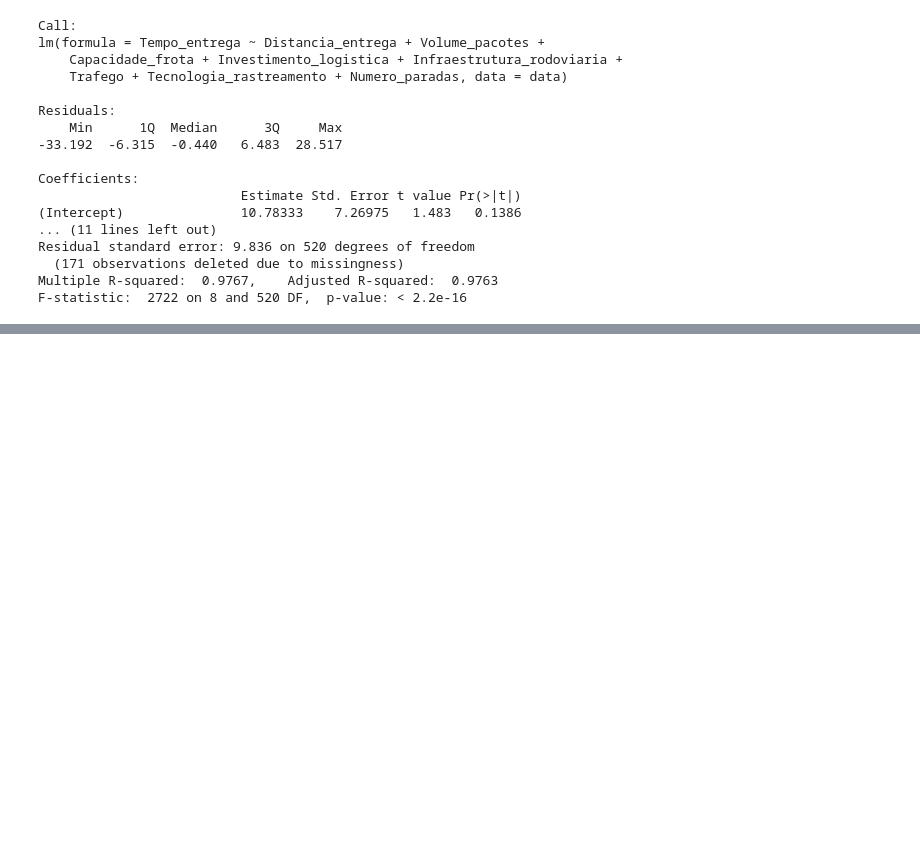
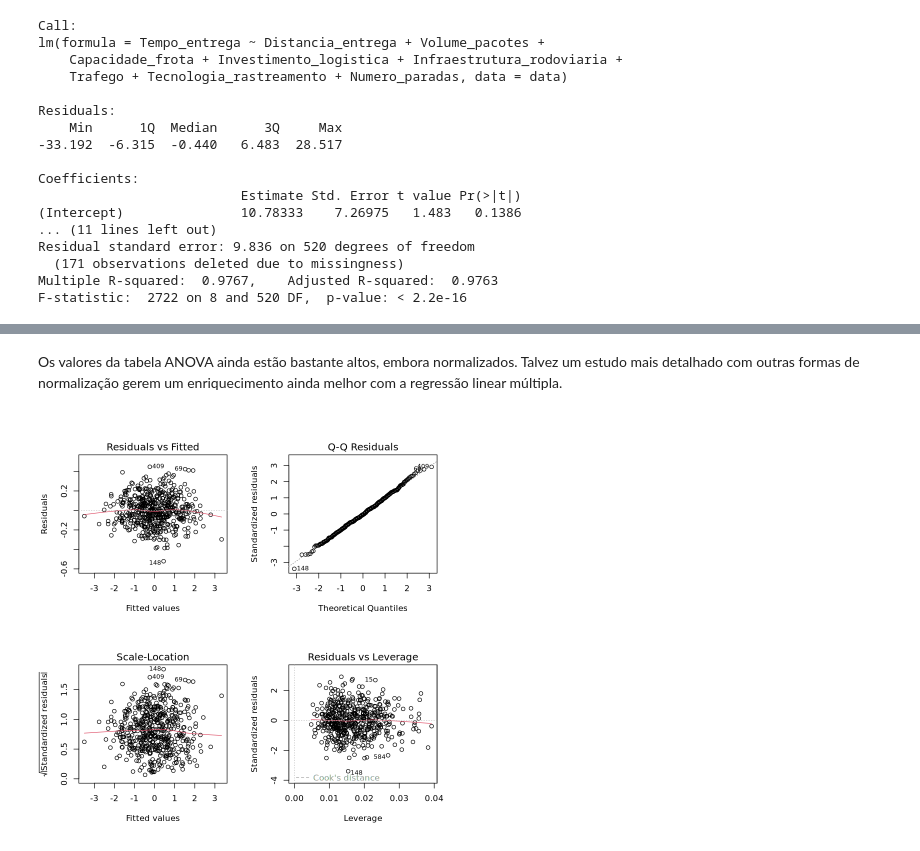
Before and after one commit to daviidjoshua/roteiro-estatistica-aplicada, a Jupyter notebook: main.ipynb, the cells around one changed output, grey strips where cells are left out. Drawn from its saved outputs; the diff is of its cells as text; code cells hidden in the pictures; blank space fills up the shorter version.

```diff
--- a/main.ipynb
+++ b/main.ipynb
@@ -597,0 +646,10 @@ F-statistic:  2722 on 8 and 520 DF,  p-value: < 2.2e-16
+# %%
+data$Tempo_entrega_z <- scale(data$Tempo_entrega)
+data$Trafego_z <- scale(data$Trafego)
+data$Distancia_entrega_z <- scale(data$Distancia_entrega)
+data$Capacidade_frota_z <- scale(data$Capacidade_frota)
+data$Volume_pacotes_z <- scale(data$Volume_pacotes)
+data$Investimento_logistica_z <- scale(data$Investimento_logistica)
+data$Infraestrutura_rodoviaria_z <- scale(data$Infraestrutura_rodoviaria)
+data$Numero_paradas_z <- scale(data$Numero_paradas)
+data$Tecnologia_rastreamento_z <- scale(data$Tecnologia_rastreamento)
@@ -597,0 +660,9 @@ F-statistic:  2722 on 8 and 520 DF,  p-value: < 2.2e-16
+# %%
+regressa_linear_multipla_normalizada = lm(Tempo_entrega_z ~ Distancia_entrega_z + Volume_pacotes_z +
+                            Capacidade_frota_z + Investimento_logistica_z + Infraestrutura_rodoviaria_z +
+                            Trafego_z + Tecnologia_rastreamento_z + Numero_paradas_z,
+                            data=data)
+
+regressa_linear_multipla_normalizada
+
+summary(regressa_linear_multipla_normalizada)
@@ -597,0 +721,8 @@ F-statistic:  2722 on 8 and 520 DF,  p-value: < 2.2e-16
+# %% [markdown]
+Os valores da tabela ANOVA ainda estão bastante altos, embora normalizados. Talvez um estudo mais detalhado com outras formas de normalização gerem um enriquecimento ainda melhor com a regressão linear múltipla.
+# %%
+par(mfrow = c(2,2))
+
+plot(regressa_linear_multipla_normalizada)
+# %% [output]
+[figure, added]
```
Also changed, not shown: parts of 42 cells of this notebook.
